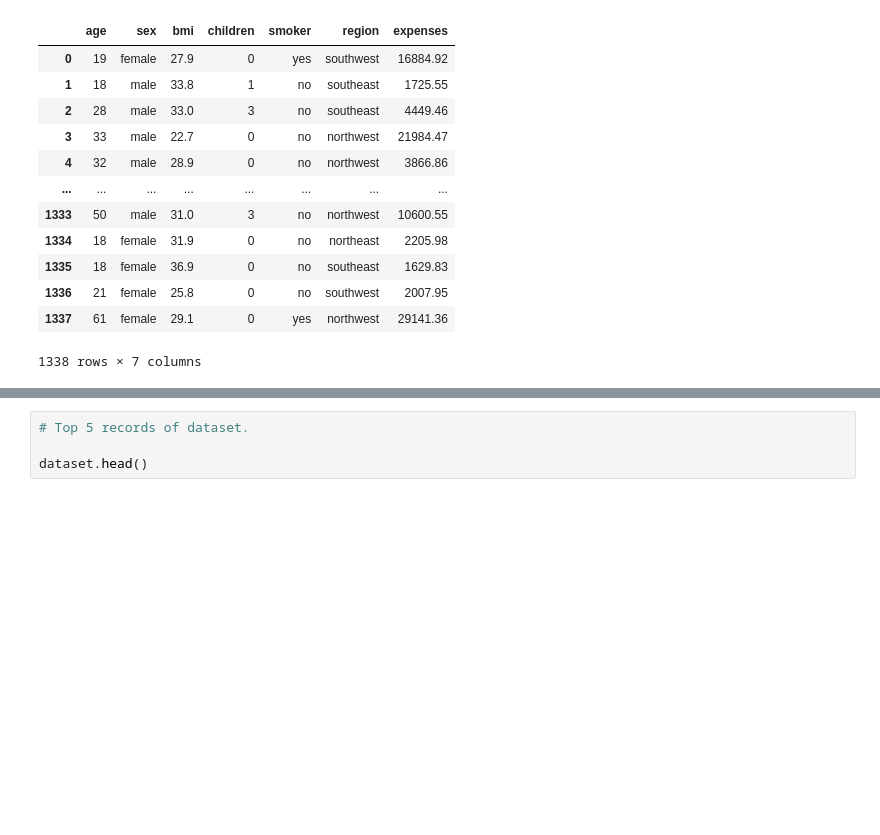
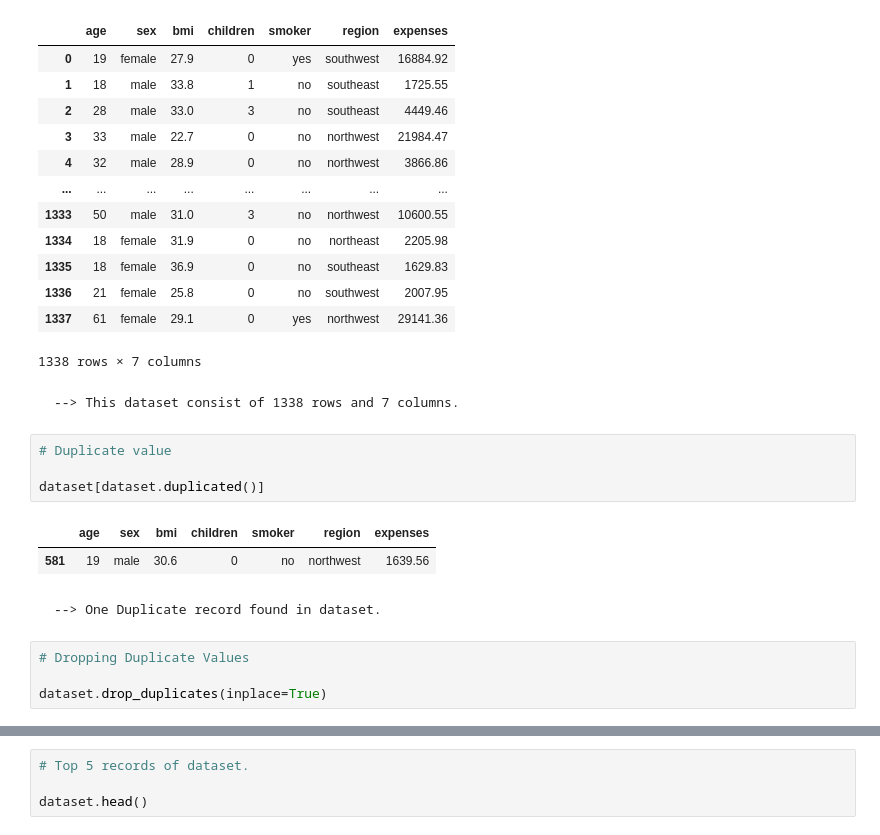
Before and after one commit to iamaakashpal/Insurance-Premium-Prediction, a Jupyter notebook: jupyter_notebook/EDA.ipynb, the cells around one changed output, grey strips where cells are left out. Cells and saved outputs as stored; diff of their text form; blank space fills up the shorter version.

```diff
--- a/jupyter_notebook/EDA.ipynb
+++ b/jupyter_notebook/EDA.ipynb
@@ -29,3 +29,18 @@ dataset
 | 1336 | 21 | female | 25.8 | 0 | no | southwest | 2007.95 |
 | 1337 | 61 | female | 29.1 | 0 | yes | northwest | 29141.36 |
 1338 rows × 7 columns
+# %% [markdown]
+    --> This dataset consist of 1338 rows and 7 columns.
+# %%
+# Duplicate value
+
+dataset[dataset.duplicated()]
+# %% [output]
+|  | age | sex | bmi | children | smoker | region | expenses |
+| 581 | 19 | male | 30.6 | 0 | no | northwest | 1639.56 |
+# %% [markdown]
+    --> One Duplicate record found in dataset.
+# %%
+# Dropping Duplicate Values
+
+dataset.drop_duplicates(inplace=True)
```
Also changed, not shown: parts of 11 cells of this notebook, 1 other file.
